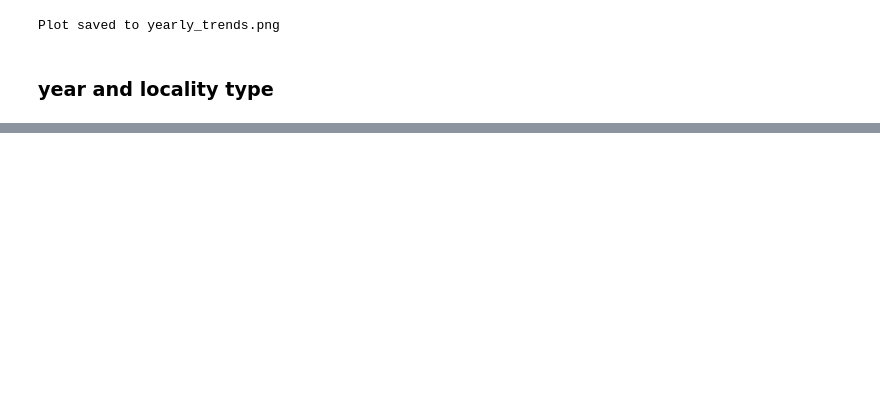
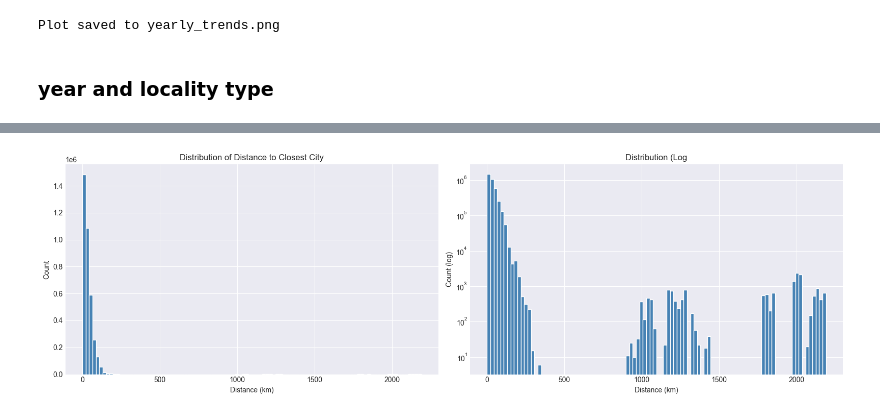
Before and after one commit to Miaaaac/ceu-ds-project-groupB-2026, a Jupyter notebook: ebird/analysis_notebooks/native_european_bird_analysis.ipynb, the cells around one changed output, grey strips where cells are left out. Saved outputs shown, nothing was run; the diff lists cells and outputs as text; code cells hidden in the pictures; blank space fills up the shorter version.

```diff
--- a/ebird/analysis_notebooks/native_european_bird_analysis.ipynb
+++ b/ebird/analysis_notebooks/native_european_bird_analysis.ipynb
@@ -726,0 +757,22 @@ Observations by season:
+# %%
+df_migratory = combined_df
+# %%
+import pandas as pd
+import numpy as np
+from scipy.spatial import cKDTree
+
+# build KD-Tree on city coordinates ---
+# convert lat/lon to radians for accurate distance calculation
+cities_rad = np.radians(cities[['lat', 'lon']].values)
+tree = cKDTree(cities_rad)
+
+# find closest city for each bird observation ---
+birds_rad = np.radians(df_migratory[['LATITUDE', 'LONGITUDE']].values)
+distances, indices = tree.query(birds_rad, k=1)
+
+# convert distance from radians to kilometers (Earth radius = 6371 km)
+df_migratory['closest_city'] = cities['NAME'].iloc[indices].values
+df_migratory['closest_city_country'] = cities['ADM0NAME'].iloc[indices].values
+df_migratory['distance_km'] = np.round(distances * 6371, 2)
+
+df_migratory
@@ -726,0 +793,25 @@ Observations by season:
+# %%
+import matplotlib.pyplot as plt
+import seaborn as sns
+
+fig, axes = plt.subplots(1, 2, figsize=(16, 5))
+
+# histogram
+axes[0].hist(df_migratory['distance_km'].dropna(), bins=100, color='steelblue', edgecolor='white')
+axes[0].set_title('Distribution of Distance to Closest City')
+axes[0].set_xlabel('Distance (km)')
+axes[0].set_ylabel('Count')
+
+# log scale histogram (useful if data is right-skewed)
+axes[1].hist(df_migratory['distance_km'].dropna(), bins=100, color='steelblue', edgecolor='white')
+axes[1].set_yscale('log')
+axes[1].set_title('Distribution (Log')
+axes[1].set_xlabel('Distance (km)')
+axes[1].set_ylabel('Count (log)')
+
+
+plt.tight_layout()
+plt.savefig("distance_distribution.png", dpi=150)
+plt.show()
+# %% [output]
+[figure, added]
```
Also changed, not shown: parts of 30 cells of this notebook, 13 other files.
